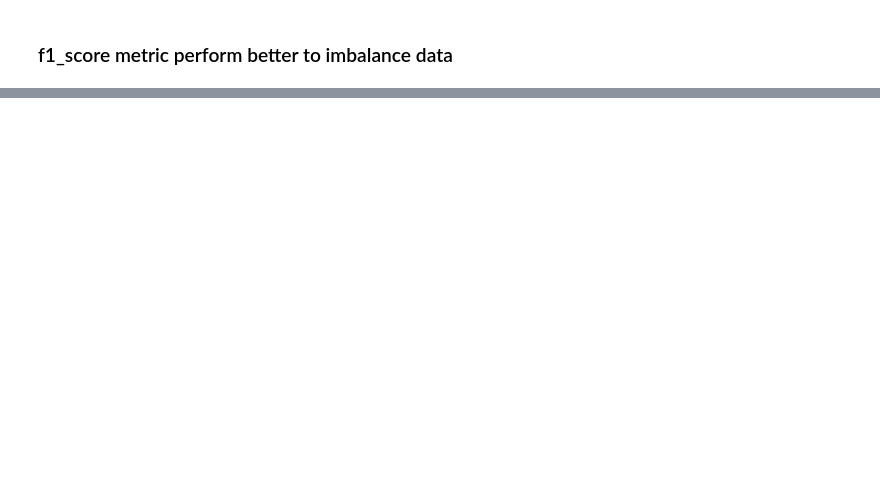
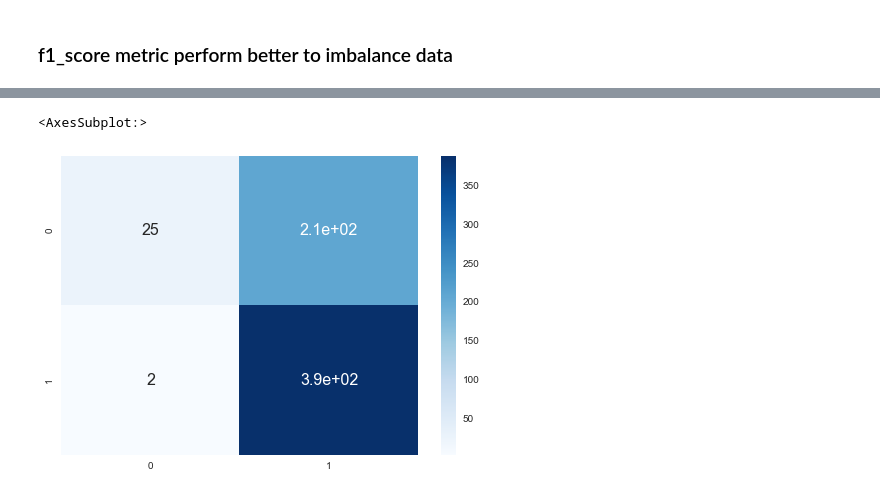
Before and after one commit to TemesgenGT/Transfer-Learning-for-Pneumonia-Detection, a Jupyter notebook: notebook/Transfer-Learning.ipynb, the cells around one changed output, grey strips where cells are left out. Cells and saved outputs as stored; diff of their text form; code cells hidden in the pictures; blank space fills up the shorter version.

```diff
--- a/notebook/Transfer-Learning.ipynb
+++ b/notebook/Transfer-Learning.ipynb
@@ -524,0 +527,11 @@ F-score is the best metric mainly when the data is not balanced, and it provides
+# %%
+# Using threshold equals t 0.1
+new_predicted = []
+for thresh in  pred:
+    if thresh <= 0.1:
+        new_predicted.append(0)
+    else:
+        new_predicted.append(1)
+# %%
+# Confusion Matrix
+cm = confusion_matrix(y_true, new_predicted)
@@ -524,0 +544,6 @@ F-score is the best metric mainly when the data is not balanced, and it provides
+# %%
+# Ploting confusion matrix
+sn.heatmap(cm, annot =True, cmap='Blues', annot_kws={"size":16})
+# %% [output]
+<AxesSubplot:>
+[figure, added]
```
Also changed, not shown: parts of 18 cells of this notebook.
